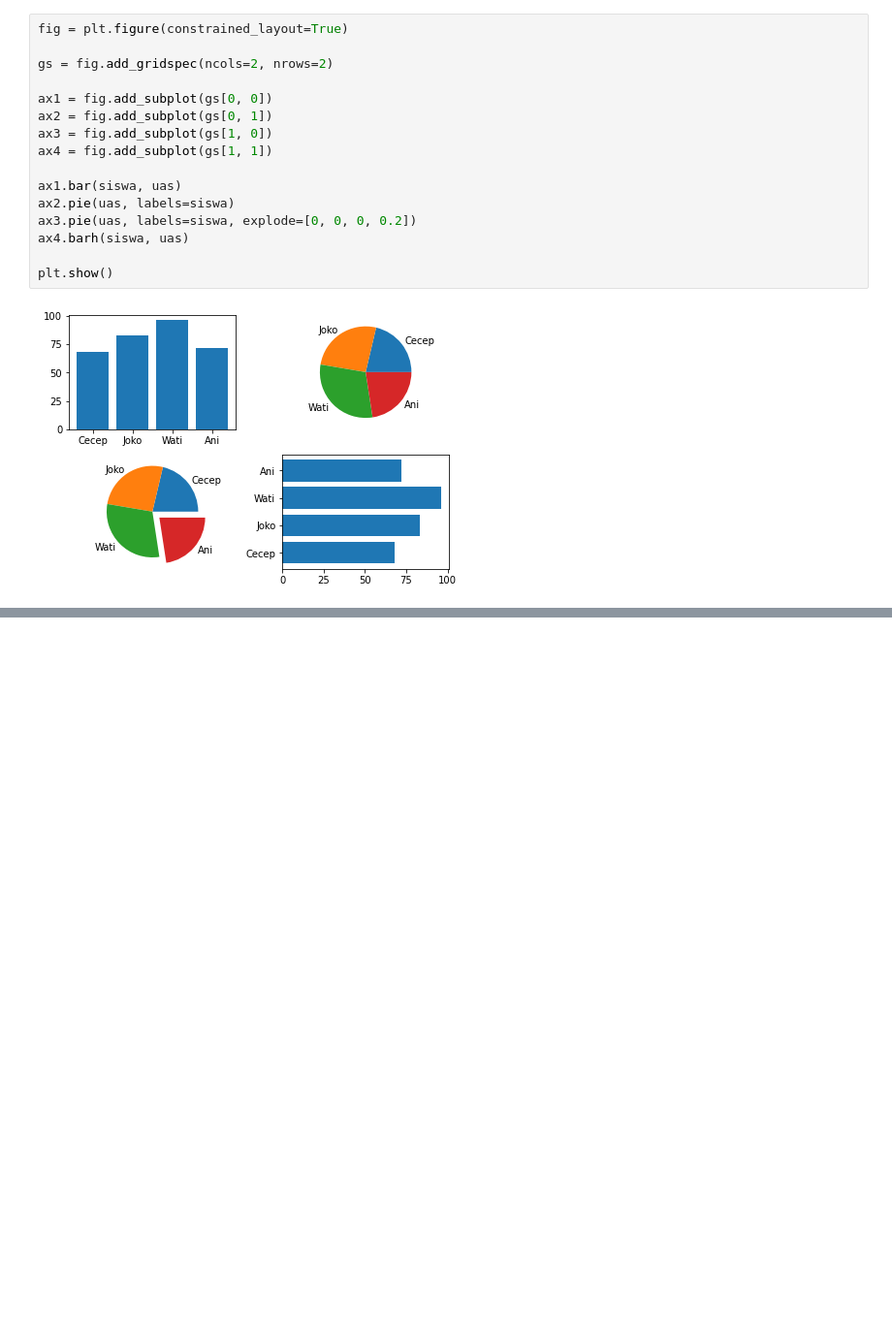
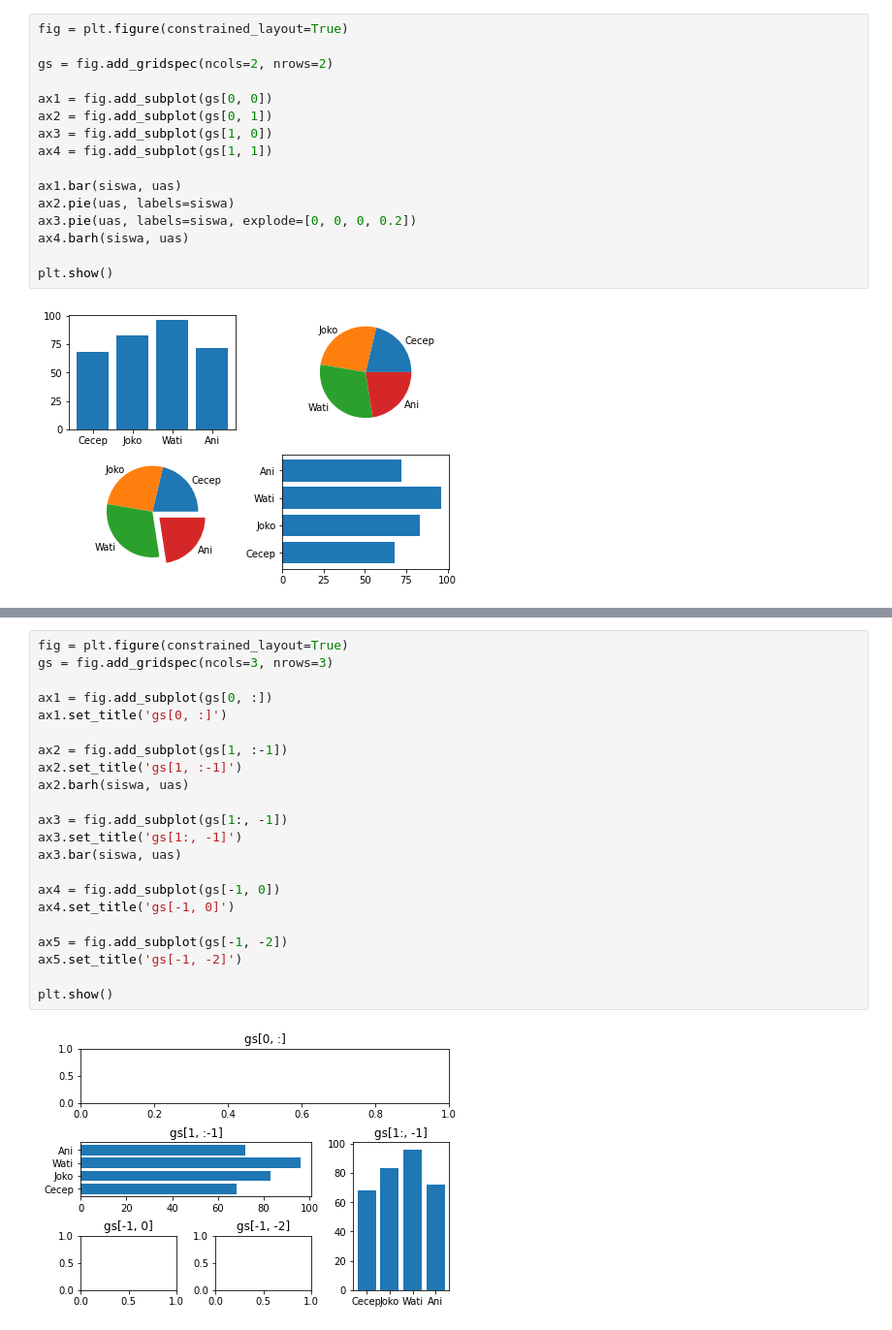
Before and after one commit to jstinlie/BelajarMatplotlib, a Jupyter notebook: matplotlib18.ipynb, the cells around one changed output, grey strips where cells are left out. Shown at 97% size. Saved outputs shown, nothing was run; the diff lists cells and outputs as text; blank space fills up the shorter version.

```diff
--- a/matplotlib18.ipynb
+++ b/matplotlib18.ipynb
@@ -71,0 +92,24 @@ plt.show()
+# %%
+fig = plt.figure(constrained_layout=True)
+gs = fig.add_gridspec(ncols=3, nrows=3)
+
+ax1 = fig.add_subplot(gs[0, :])
+ax1.set_title('gs[0, :]')
+
+ax2 = fig.add_subplot(gs[1, :-1])
+ax2.set_title('gs[1, :-1]')
+ax2.barh(siswa, uas)
+
+ax3 = fig.add_subplot(gs[1:, -1])
+ax3.set_title('gs[1:, -1]')
+ax3.bar(siswa, uas)
+
+ax4 = fig.add_subplot(gs[-1, 0])
+ax4.set_title('gs[-1, 0]')
+
+ax5 = fig.add_subplot(gs[-1, -2])
+ax5.set_title('gs[-1, -2]')
+
+plt.show()
+# %% [output]
+[figure, added]
```
Also changed, not shown: parts of 2 cells of this notebook.
